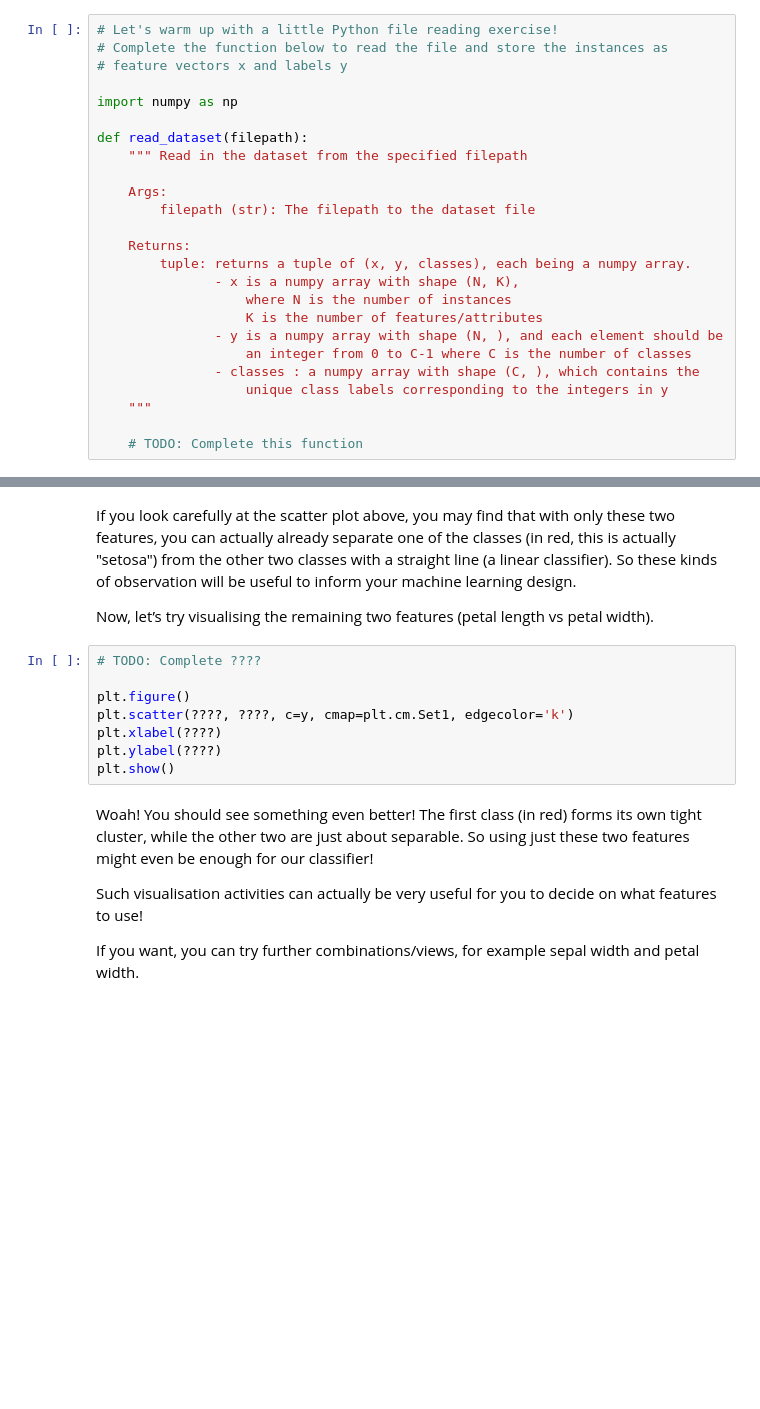
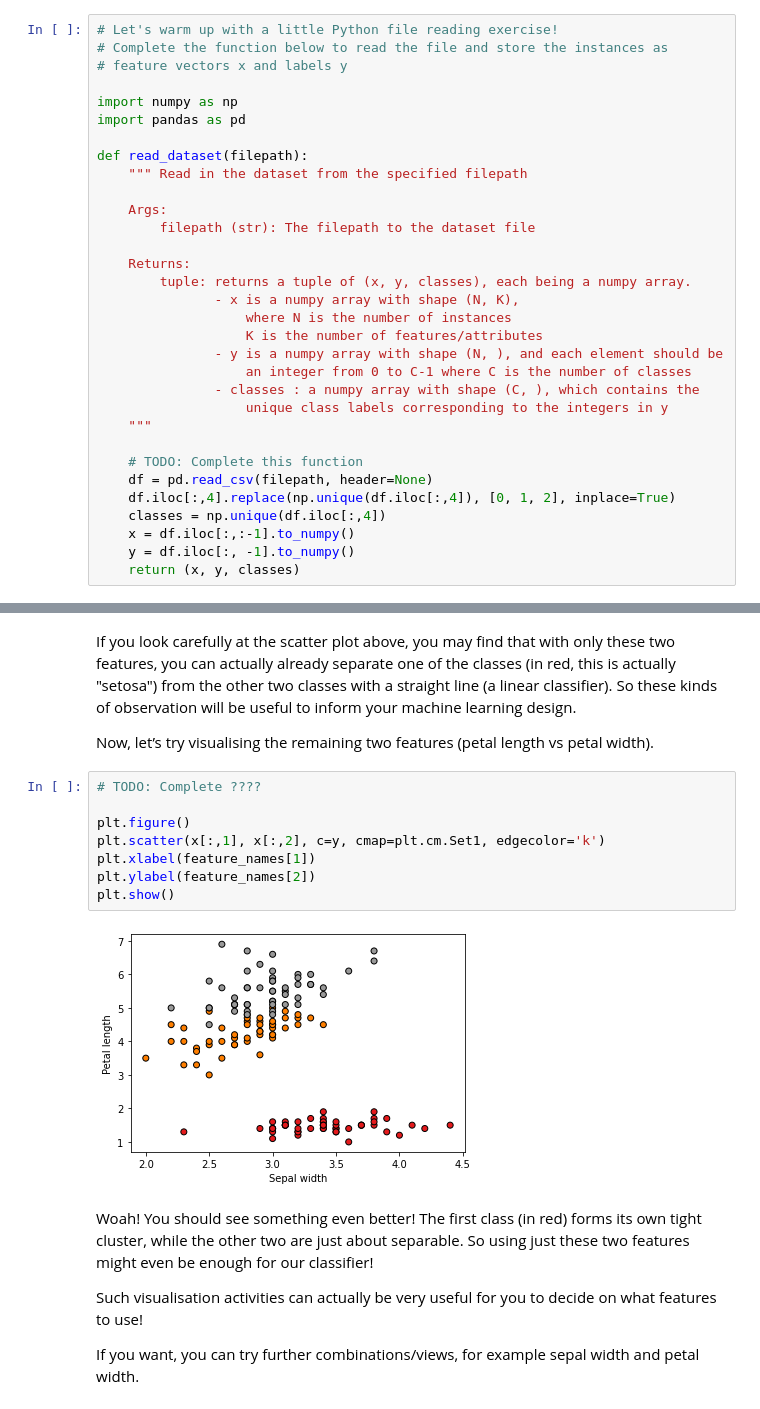
Before and after one commit to SihanTao/Intro2ML, a Jupyter notebook: lab1.ipynb, the cells around one changed output, grey strips where cells are left out. Saved outputs shown, nothing was run; the diff lists cells and outputs as text; blank space fills up the shorter version.

```diff
--- a/lab1.ipynb
+++ b/lab1.ipynb
@@ -74,6 +103,7 @@ Hint: For computing `y` from the string labels, use `np.unique()` with the keywo
 # feature vectors x and labels y
 
 import numpy as np
+import pandas as pd
 
 def read_dataset(filepath):
     """ Read in the dataset from the specified filepath
@@ -93,6 +123,12 @@ def read_dataset(filepath):
     """
 
     # TODO: Complete this function
+    df = pd.read_csv(filepath, header=None)
+    df.iloc[:,4].replace(np.unique(df.iloc[:,4]), [0, 1, 2], inplace=True)
+    classes = np.unique(df.iloc[:,4])
+    x = df.iloc[:,:-1].to_numpy()
+    y = df.iloc[:, -1].to_numpy()
+    return (x, y, classes)
 # %% [markdown]
 We are expecting `N` to be 150. So if you happen to end up with 151, you will need to check why and update your code accordingly! (It likely has something to do with a blank line)
 # %%
@@ -151,11 +202,13 @@ Now, let’s try visualising the remaining two features (petal length vs petal w
 # %%
 # TODO: Complete ????
 
 plt.figure()
-plt.scatter(????, ????, c=y, cmap=plt.cm.Set1, edgecolor='k')
-plt.xlabel(????)
-plt.ylabel(????)
+plt.scatter(x[:,1], x[:,2], c=y, cmap=plt.cm.Set1, edgecolor='k')
+plt.xlabel(feature_names[1])
+plt.ylabel(feature_names[2])
 plt.show()
+# %% [output]
+[figure, added]
 # %% [markdown]
 Woah! You should see something even better! The first class (in red) forms its own tight cluster, while the other two are just about separable. So using just these two features might even be enough for our classifier!
 
```
Also changed, not shown: parts of 17 cells of this notebook.
